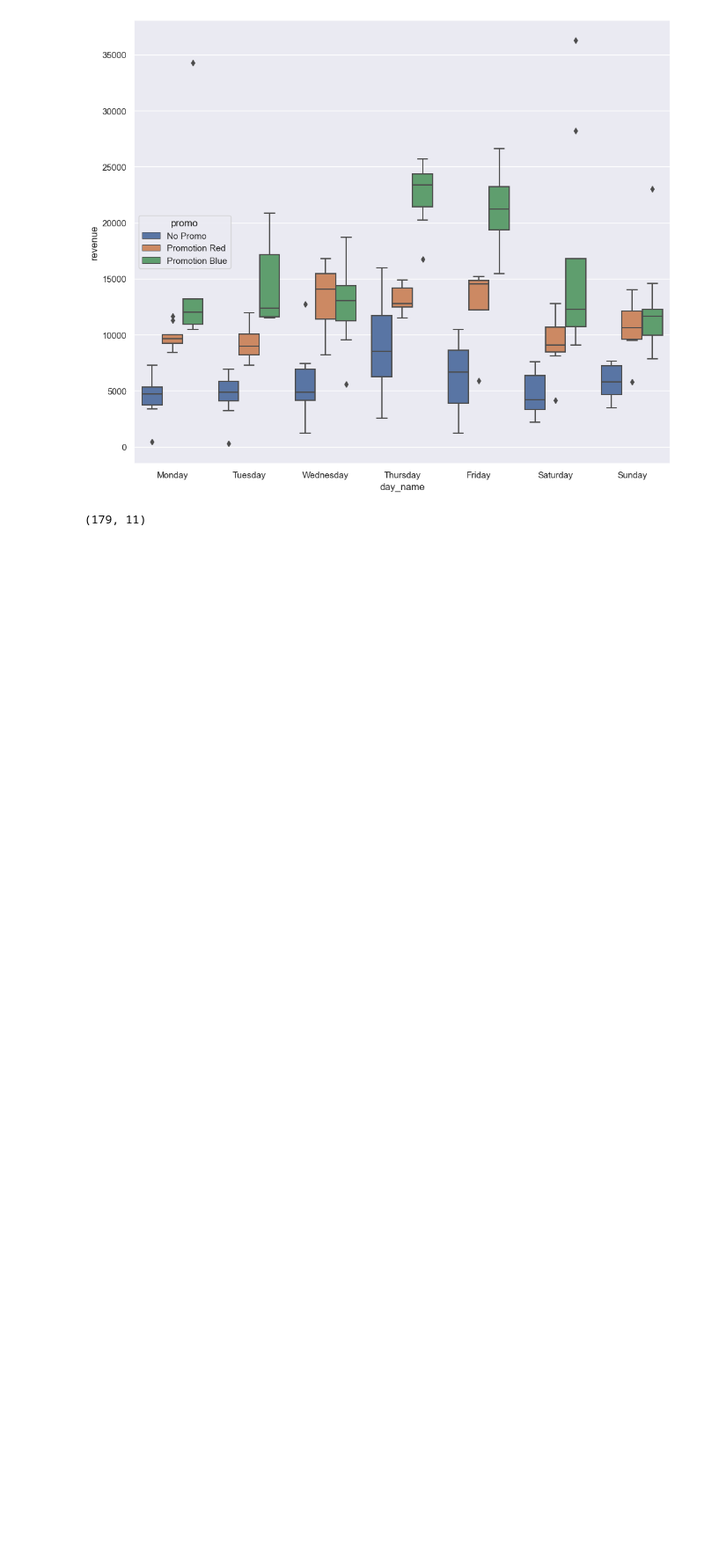
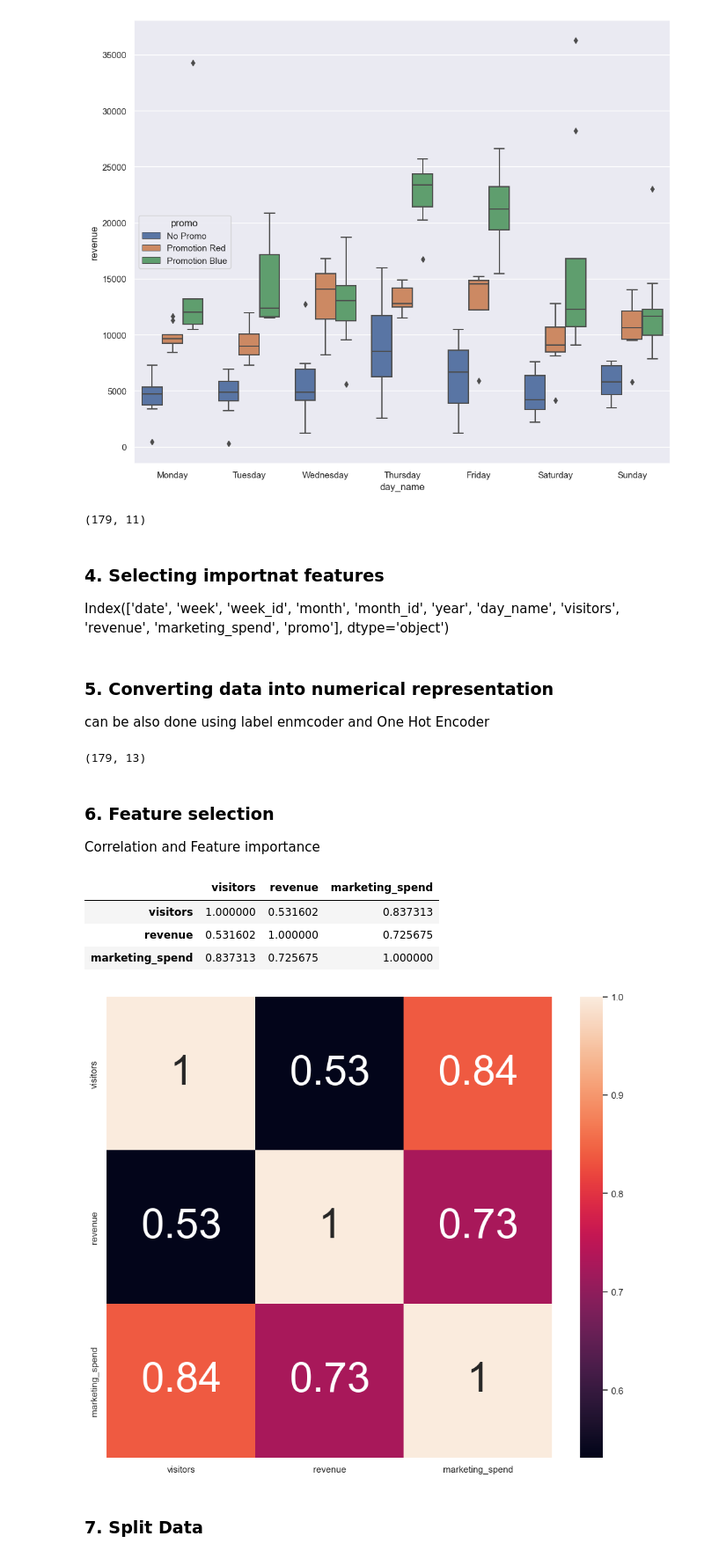
Before and after one commit to deathm1/ds_python_2, a Jupyter notebook: python_machine_learning/Linear_Regression/linear_regression_improvised.ipynb, the cells around one changed output. Shown at 88% size. Cells and saved outputs as stored; diff of their text form; code cells hidden in the pictures; blank space fills up the shorter version.

```diff
--- a/python_machine_learning/Linear_Regression/linear_regression_improvised.ipynb
+++ b/python_machine_learning/Linear_Regression/linear_regression_improvised.ipynb
@@ -7,13 +7,15 @@ import re
 from matplotlib import pyplot as plt
 import seaborn as sns
 from sklearn.linear_model import LinearRegression
+from sklearn.tree import DecisionTreeClassifier
+from sklearn.model_selection import train_test_split
 from sklearn.metrics import r2_score, explained_variance_score, mean_absolute_error, mean_squared_error
 from math import sqrt
 
-# %matplotlib inline
+%matplotlib inline
 
-# np.set_printoptions(formatter={'float_kind':'{:f}'.format})
-# sns.set(rc={'figure.figsize':(12,10)})
+np.set_printoptions(formatter={'float_kind':'{:f}'.format})
+sns.set(rc={'figure.figsize':(12,10)})
 # %% [markdown]
 ## 2. Loading raw data
 # %%
@@ -131,3 +133,42 @@ raw_data = raw_data[raw_data['revenue']<27000]
 raw_data.shape
 # %% [output]
 (179, 11)
+# %% [markdown]
+### 4. Selecting importnat features
+
+Index(['date', 'week', 'week_id', 'month', 'month_id', 'year', 'day_name',
+       'visitors', 'revenue', 'marketing_spend', 'promo'],
+      dtype='object')
+# %%
+selected_data = raw_data[['day_name','visitors', 'revenue', 'marketing_spend', 'promo']]
+# %% [markdown]
+### 5. Converting data into numerical representation
+can be also done using label enmcoder and One Hot Encoder
+# %%
+selected_numerical_data = pd.get_dummies(selected_data, columns=['promo', 'day_name'])
+
+selected_numerical_data.shape
+# %% [output]
+(179, 13)
+# %% [markdown]
+### 6. Feature selection
+
+Correlation and Feature importance
+# %%
+## Correlation
+# Compute pairwise correlation of columns, excluding NA/null values.
+
+selected_numerical_data[['visitors', 'revenue', 'marketing_spend']].corr()
+# %% [output]
+|  | visitors | revenue | marketing_spend |
+| visitors | 1.000000 | 0.531602 | 0.837313 |
+| revenue | 0.531602 | 1.000000 | 0.725675 |
+| marketing_spend | 0.837313 | 0.725675 | 1.000000 |
+# %%
+### Visualizing Correlation using heat map
+
+hm = sns.heatmap(selected_numerical_data[['visitors', 'revenue', 'marketing_spend']].corr(), annot=True, annot_kws={'size':50})
+# %% [output]
+[figure, added]
+# %% [markdown]
+### 7. Split Data
```
Also changed, not shown: parts of 17 cells of this notebook, 5 other files.
